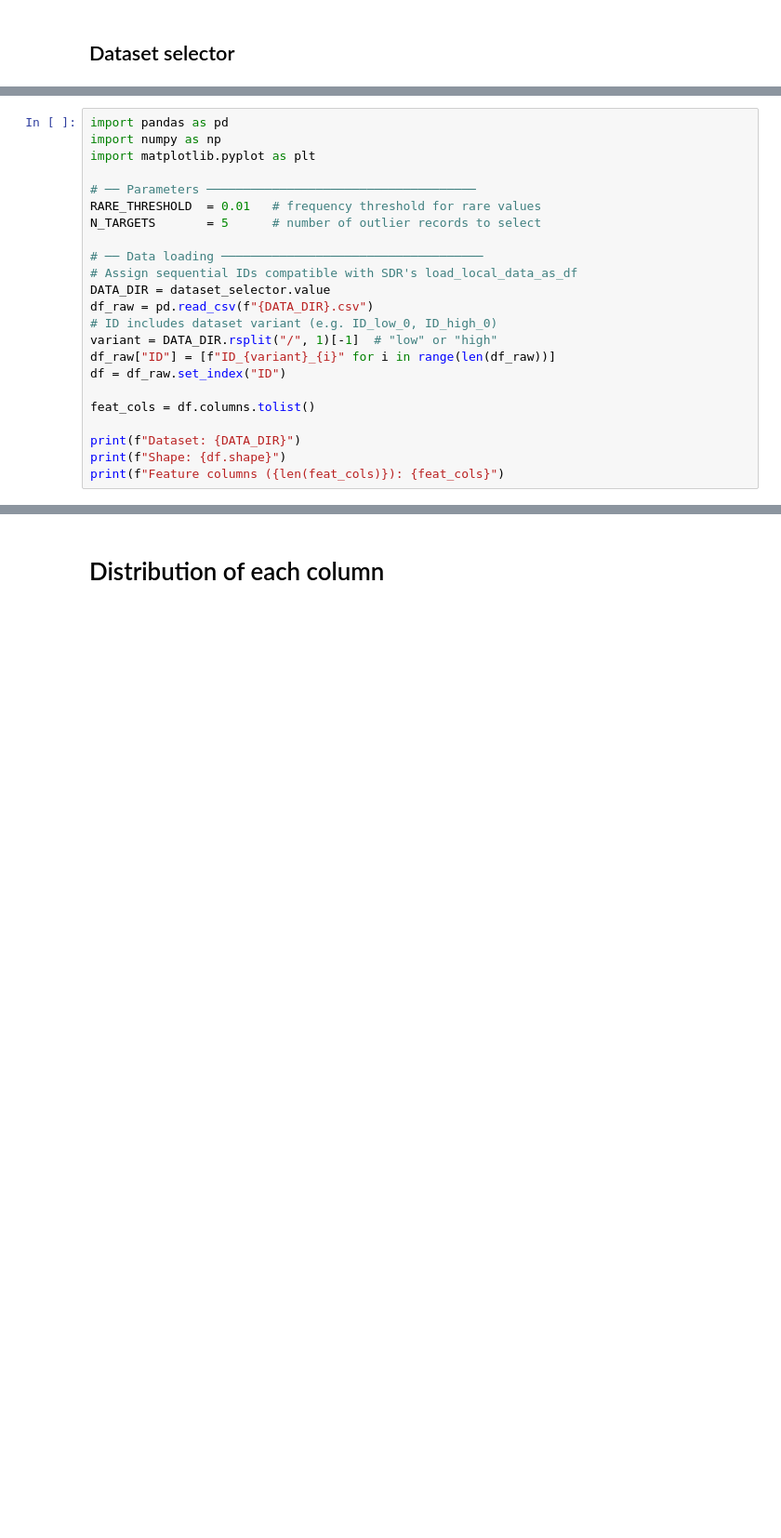
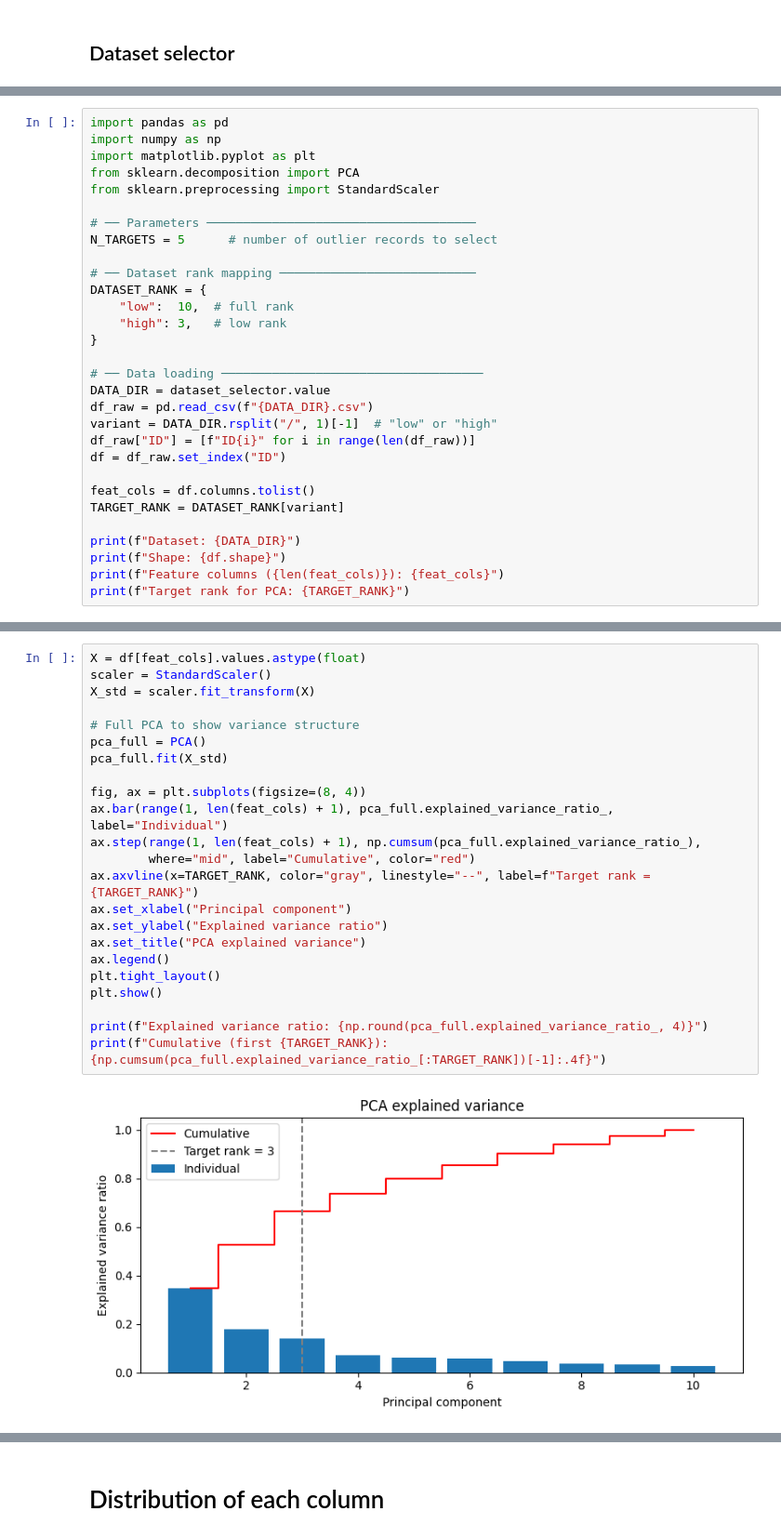
Before and after one commit to SDC4Society/synthetic_data_release, a Jupyter notebook: notebooks/select_mia_target_artificial_lowrank.ipynb, the cells around one changed output, grey strips where cells are left out. Shown at 93% size. Cells and saved outputs as stored; diff of their text form; blank space fills up the shorter version.

```diff
--- a/notebooks/select_mia_target_artificial_lowrank.ipynb
+++ b/notebooks/select_mia_target_artificial_lowrank.ipynb
@@ -34,22 +44,29 @@ we use **frequency-based rarity scoring only** (no p95 threshold).
 import pandas as pd
 import numpy as np
 import matplotlib.pyplot as plt
+from sklearn.decomposition import PCA
+from sklearn.preprocessing import StandardScaler
 
 # ── Parameters ─────────────────────────────────────
-RARE_THRESHOLD  = 0.01   # frequency threshold for rare values
-N_TARGETS       = 5      # number of outlier records to select
+N_TARGETS = 5      # number of outlier records to select
+
+# ── Dataset rank mapping ───────────────────────────
+DATASET_RANK = {
+    "low":  10,  # full rank
+    "high": 3,   # low rank
+}
 
 # ── Data loading ────────────────────────────────────
-# Assign sequential IDs compatible with SDR's load_local_data_as_df
 DATA_DIR = dataset_selector.value
 df_raw = pd.read_csv(f"{DATA_DIR}.csv")
-# ID includes dataset variant (e.g. ID_low_0, ID_high_0)
 variant = DATA_DIR.rsplit("/", 1)[-1]  # "low" or "high"
-df_raw["ID"] = [f"ID_{variant}_{i}" for i in range(len(df_raw))]
+df_raw["ID"] = [f"ID{i}" for i in range(len(df_raw))]
 df = df_raw.set_index("ID")
 
 feat_cols = df.columns.tolist()
+TARGET_RANK = DATASET_RANK[variant]
 
 print(f"Dataset: {DATA_DIR}")
 print(f"Shape: {df.shape}")
 print(f"Feature columns ({len(feat_cols)}): {feat_cols}")
+print(f"Target rank for PCA: {TARGET_RANK}")
@@ -124,0 +82,25 @@ display(
+# %%
+X = df[feat_cols].values.astype(float)
+scaler = StandardScaler()
+X_std = scaler.fit_transform(X)
+
+# Full PCA to show variance structure
+pca_full = PCA()
+pca_full.fit(X_std)
+
+fig, ax = plt.subplots(figsize=(8, 4))
+ax.bar(range(1, len(feat_cols) + 1), pca_full.explained_variance_ratio_, label="Individual")
+ax.step(range(1, len(feat_cols) + 1), np.cumsum(pca_full.explained_variance_ratio_),
+        where="mid", label="Cumulative", color="red")
+ax.axvline(x=TARGET_RANK, color="gray", linestyle="--", label=f"Target rank = {TARGET_RANK}")
+ax.set_xlabel("Principal component")
+ax.set_ylabel("Explained variance ratio")
+ax.set_title("PCA explained variance")
+ax.legend()
+plt.tight_layout()
+plt.show()
+
+print(f"Explained variance ratio: {np.round(pca_full.explained_variance_ratio_, 4)}")
+print(f"Cumulative (first {TARGET_RANK}): {np.cumsum(pca_full.explained_variance_ratio_[:TARGET_RANK])[-1]:.4f}")
+# %% [output]
+[figure, added]
```
Also changed, not shown: parts of 16 cells of this notebook, 3 other files.
